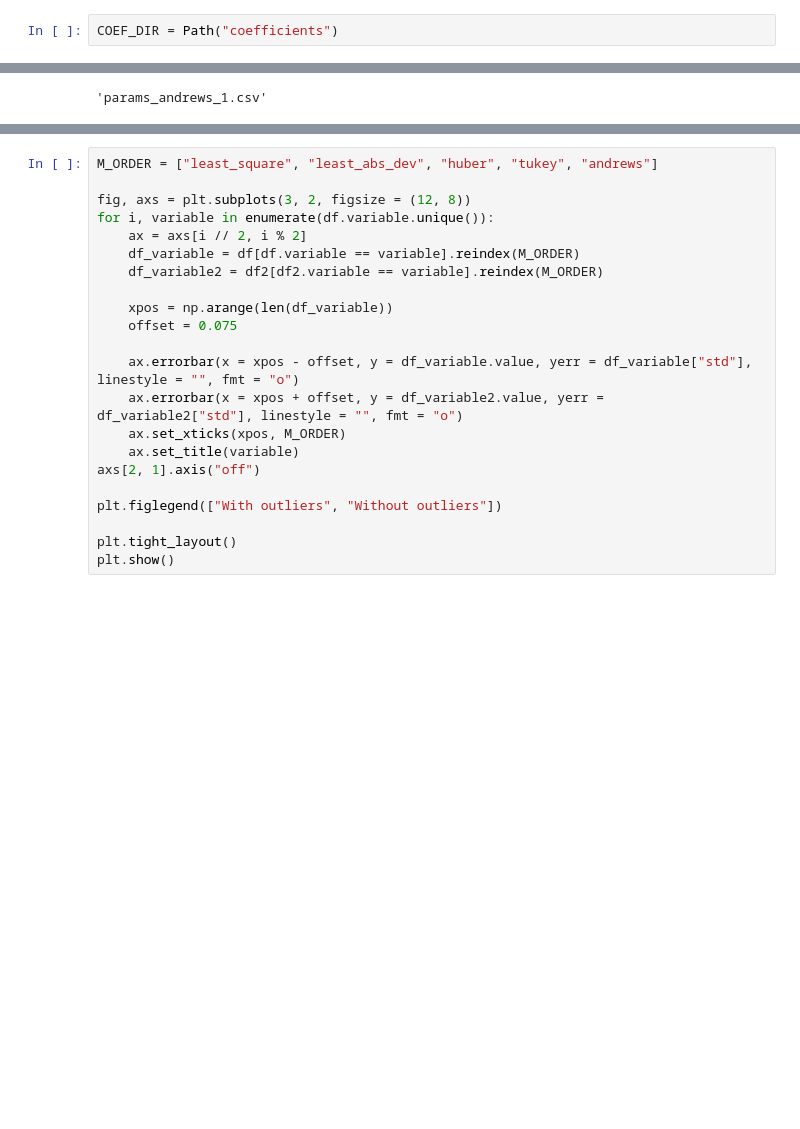
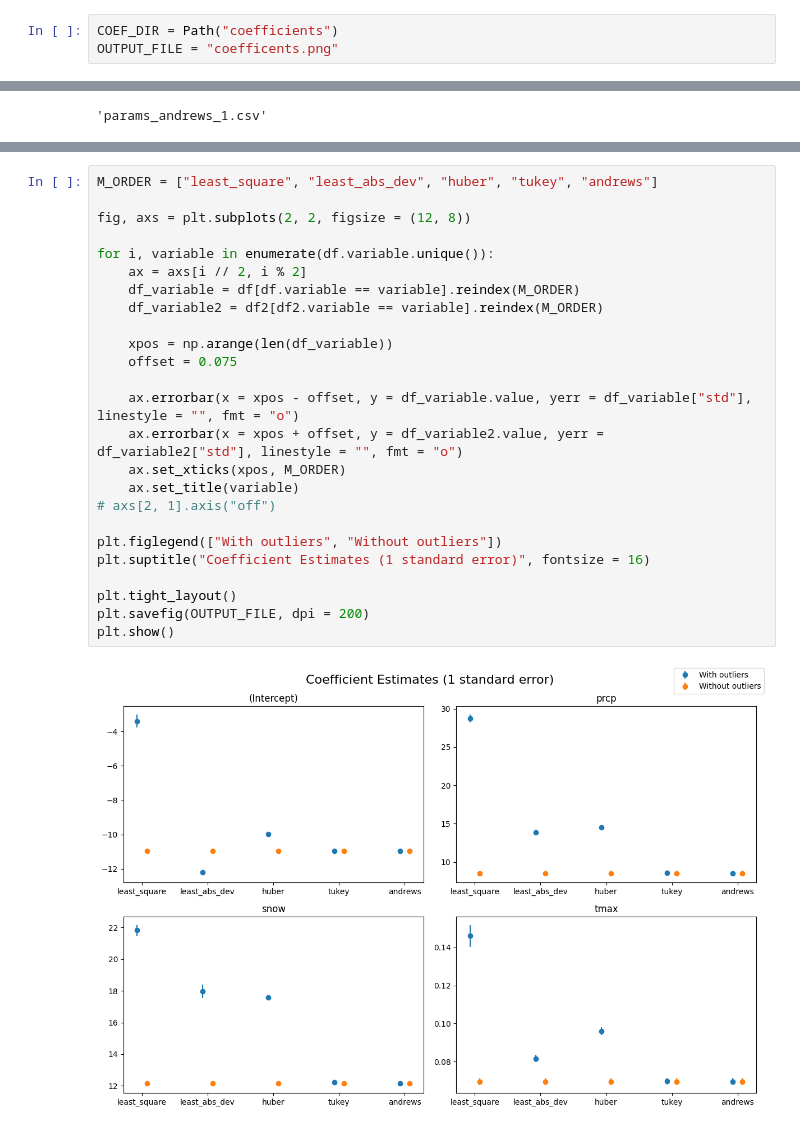
Before and after one commit to Tyler-Hecht/STAT-527-Final-Project, a Jupyter notebook: post_fit_analysis.ipynb, the cells around one changed output, grey strips where cells are left out. Saved outputs shown, nothing was run; the diff lists cells and outputs as text; blank space fills up the shorter version.

```diff
--- a/post_fit_analysis.ipynb
+++ b/post_fit_analysis.ipynb
@@ -6,6 +6,7 @@ import matplotlib.pyplot as plt
 import numpy as np
 # %%
 COEF_DIR = Path("coefficients")
+OUTPUT_FILE = "coefficents.png"
 # %%
 re.fullmatch(r"(.*)_1.csv", a.name).group()
 # %% [output]
@@ -47,22 +48,27 @@ df2
 # %%
 M_ORDER = ["least_square", "least_abs_dev", "huber", "tukey", "andrews"]
 
-fig, axs = plt.subplots(3, 2, figsize = (12, 8))
+fig, axs = plt.subplots(2, 2, figsize = (12, 8))
+
 for i, variable in enumerate(df.variable.unique()):
     ax = axs[i // 2, i % 2]
     df_variable = df[df.variable == variable].reindex(M_ORDER)
     df_variable2 = df2[df2.variable == variable].reindex(M_ORDER)
 
     xpos = np.arange(len(df_variable))
     offset = 0.075
 
     ax.errorbar(x = xpos - offset, y = df_variable.value, yerr = df_variable["std"], linestyle = "", fmt = "o")
     ax.errorbar(x = xpos + offset, y = df_variable2.value, yerr = df_variable2["std"], linestyle = "", fmt = "o")
     ax.set_xticks(xpos, M_ORDER)
     ax.set_title(variable)
-axs[2, 1].axis("off")
+# axs[2, 1].axis("off")
 
 plt.figlegend(["With outliers", "Without outliers"])
+plt.suptitle("Coefficient Estimates (1 standard error)", fontsize = 16)
 
 plt.tight_layout()
+plt.savefig(OUTPUT_FILE, dpi = 200)
 plt.show()
+# %% [output]
+[figure, added]
```
Also changed, not shown: parts of 1 cell of this notebook, 11 other files.
